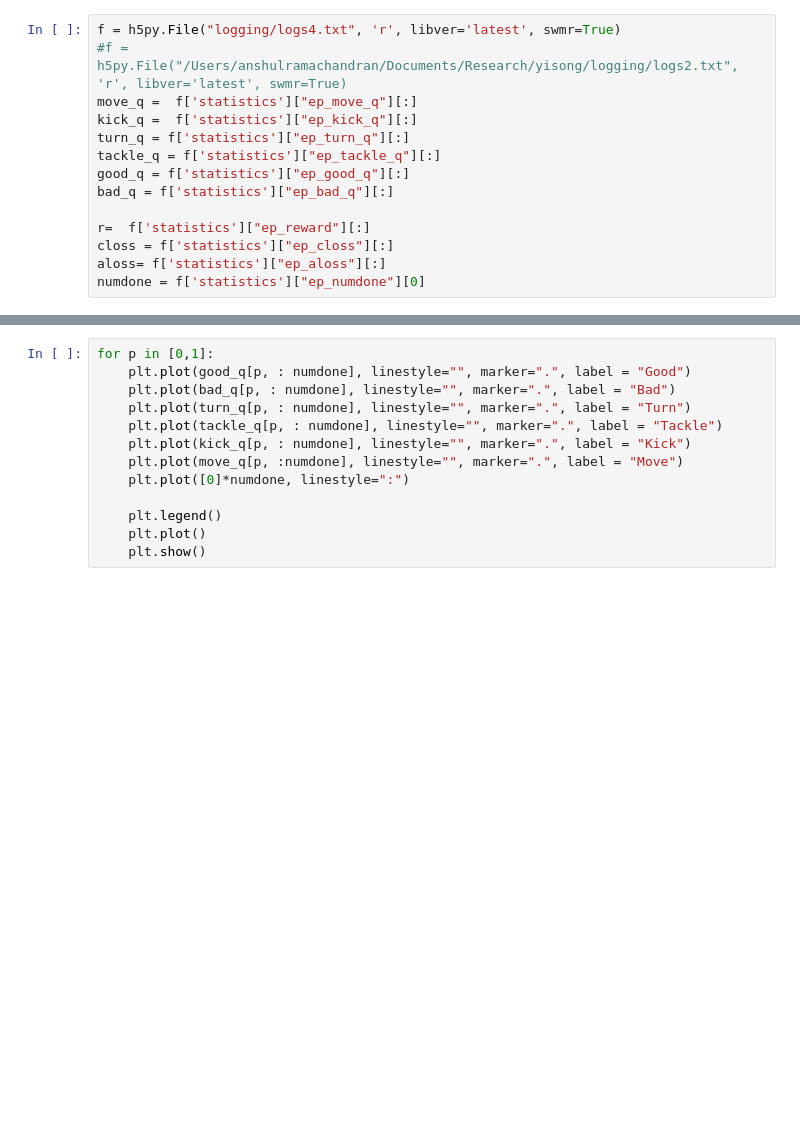
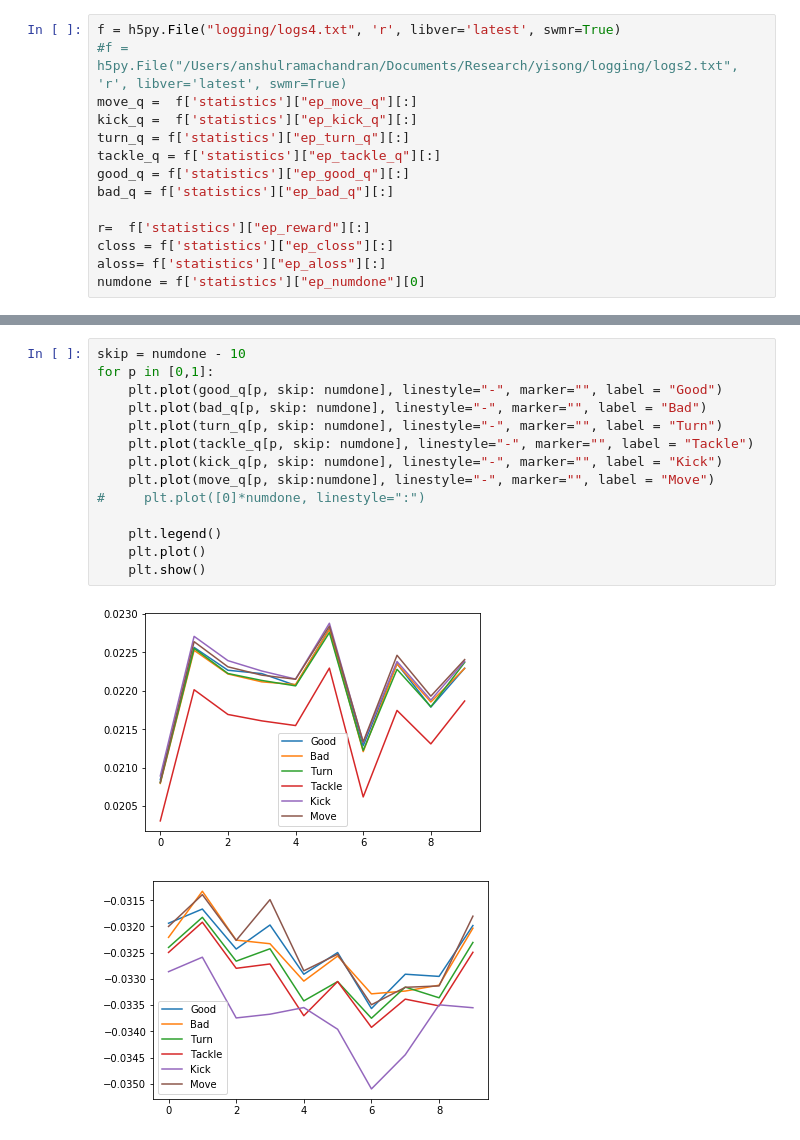
Before and after one commit to suraj-nair-1/DDPG, a Jupyter notebook: MADDPG_Metrics.ipynb, the cells around one changed output, grey strips where cells are left out. Cells and saved outputs as stored; diff of their text form; blank space fills up the shorter version.

```diff
--- a/MADDPG_Metrics.ipynb
+++ b/MADDPG_Metrics.ipynb
@@ -65,13 +79,17 @@ plot_dual(bad_q, numdone, "Bad Q", "Bad Q (No Goalie)")
 # %%
+skip = numdone - 10
 for p in [0,1]:
-    plt.plot(good_q[p, : numdone], linestyle="", marker=".", label = "Good")
-    plt.plot(bad_q[p, : numdone], linestyle="", marker=".", label = "Bad")
-    plt.plot(turn_q[p, : numdone], linestyle="", marker=".", label = "Turn")
-    plt.plot(tackle_q[p, : numdone], linestyle="", marker=".", label = "Tackle")
-    plt.plot(kick_q[p, : numdone], linestyle="", marker=".", label = "Kick")
-    plt.plot(move_q[p, :numdone], linestyle="", marker=".", label = "Move")
-    plt.plot([0]*numdone, linestyle=":")
+    plt.plot(good_q[p, skip: numdone], linestyle="-", marker="", label = "Good")
+    plt.plot(bad_q[p, skip: numdone], linestyle="-", marker="", label = "Bad")
+    plt.plot(turn_q[p, skip: numdone], linestyle="-", marker="", label = "Turn")
+    plt.plot(tackle_q[p, skip: numdone], linestyle="-", marker="", label = "Tackle")
+    plt.plot(kick_q[p, skip: numdone], linestyle="-", marker="", label = "Kick")
+    plt.plot(move_q[p, skip:numdone], linestyle="-", marker="", label = "Move")
+#     plt.plot([0]*numdone, linestyle=":")
 
     plt.legend()
     plt.plot()
     plt.show()
+# %% [output]
+[figure, added]
+[figure, added]
```
Also changed, not shown: parts of 7 cells of this notebook.
